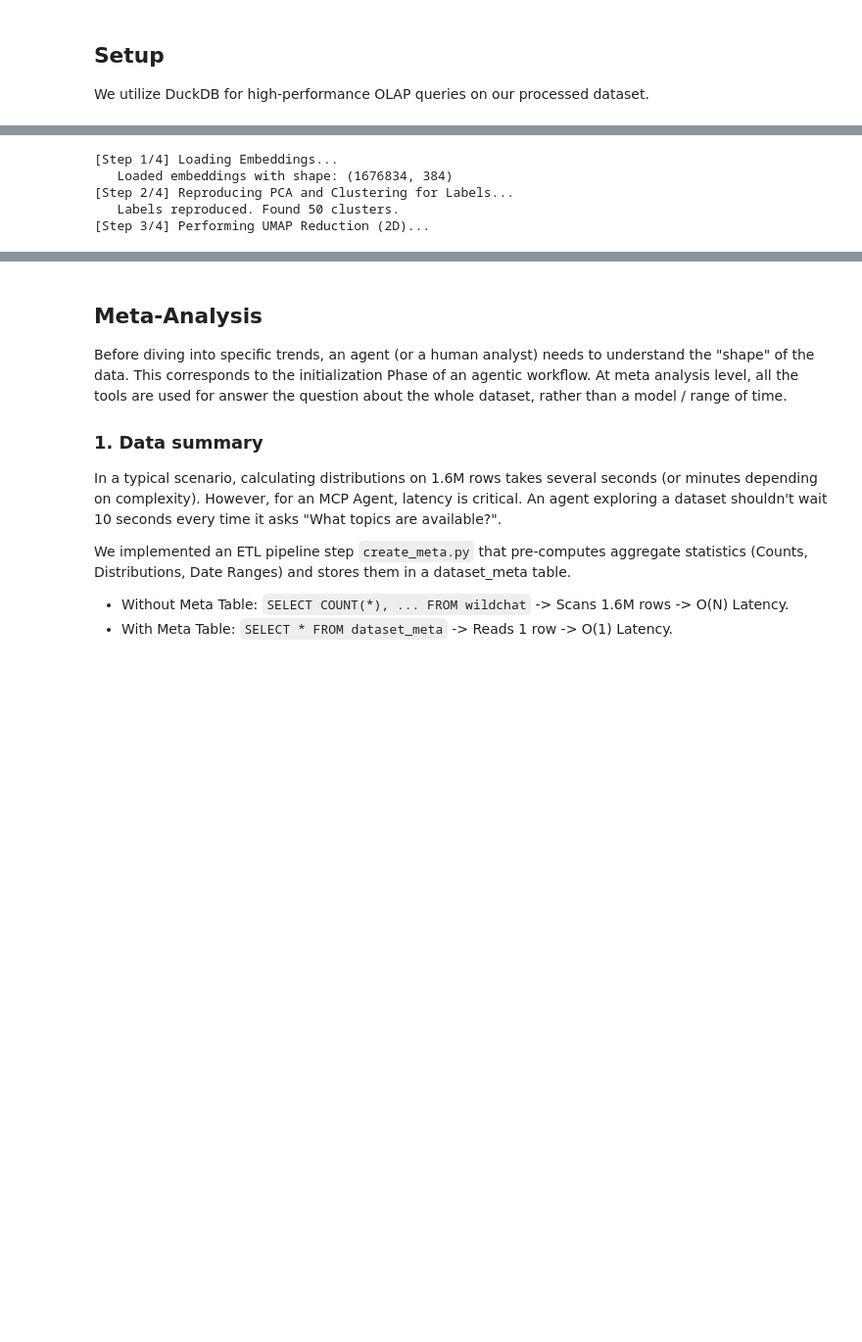
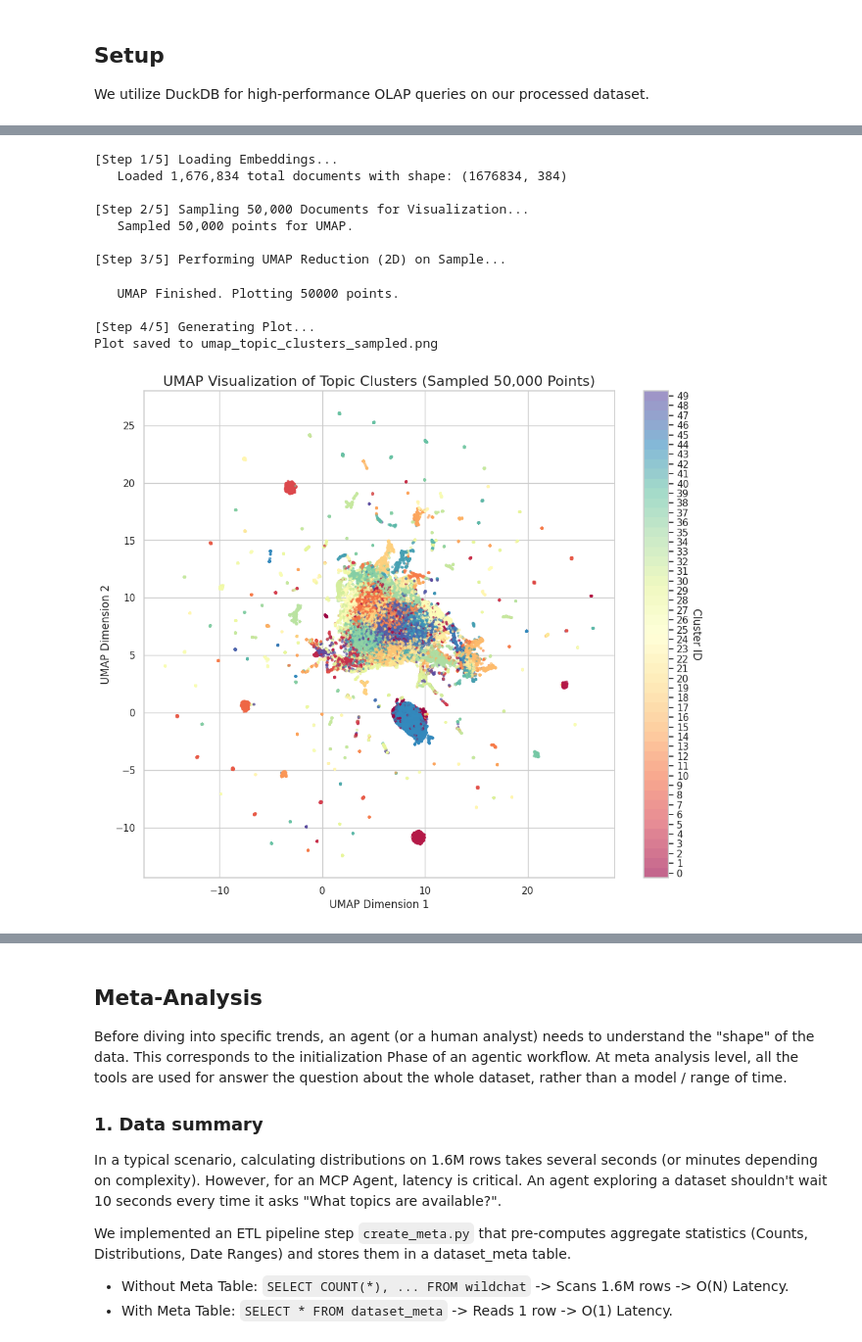
Before and after one commit to minsilu/WildChat-MCP, a Jupyter notebook: insights/wildchat_analysis_mcp.ipynb, the cells around one changed output, grey strips where cells are left out. Shown: that part at 98% size. Saved outputs shown, nothing was run; the diff lists cells and outputs as text; code cells hidden in the pictures; blank space fills up the shorter version.

Commit message:
add umap

```diff
--- a/insights/wildchat_analysis_mcp.ipynb
+++ b/insights/wildchat_analysis_mcp.ipynb
@@ -64,33 +77,48 @@ def get_db_connection():
 import os
 import numpy as np
 import umap
+import pandas as pd # Needed for sampling logic
+import matplotlib.pyplot as plt # Import plotting
 from sklearn.decomposition import PCA
 from sklearn.cluster import MiniBatchKMeans
+from sklearn.utils import shuffle # Used for efficient sampling
 
 # ================= CONFIGURATION (Based on your pipeline) =================
 N_CLUSTERS = 50
 DIMENSIONS = 5
 EMBEDDING_FILE = "/private/m248lu/wildchat_embeddings.npy"
 RANDOM_STATE = 42
+SAMPLE_SIZE = 50000
 # =========================================================================
 
 def visualize_topic_clusters():
     """
-    Loads embeddings, reproduces cluster labels, performs UMAP reduction,
-    and plots the clusters colored by their assigned ID.
+    Loads embeddings, reproduces cluster labels, samples the data,
+    performs UMAP reduction on the sample, and plots the clusters.
     """
     if not os.path.exists(EMBEDDING_FILE):
         print(f"Error: Embedding file not found at {EMBEDDING_FILE}. Please run Step 2 of the pipeline first.")
         return
 
-    print("[Step 1/4] Loading Embeddings...")
+    print("[Step 1/5] Loading Embeddings...")
     embeddings = np.load(EMBEDDING_FILE)
-    print(f"   Loaded embeddings with shape: {embeddings.shape}")
+    n_total = embeddings.shape[0]
+    print(f"   Loaded {n_total:,} total documents with shape: {embeddings.shape}")
 
-    # --- Reproduce PCA and Clustering steps for labels ---
-    print("[Step 2/4] Reproducing PCA and Clustering for Labels...")
+    print(f"\n[Step 2/5] Sampling {SAMPLE_SIZE:,} Documents for Visualization...")
+
+    if n_total > SAMPLE_SIZE:
+        np.random.seed(RANDOM_STATE)
+        sample_indices = np.random.choice(n_total, size=SAMPLE_SIZE, replace=False)
+    else:
+        sample_indices = np.arange(n_total)
+
+    embeddings_sample = embeddings[sample_indices]
+
     pca_model = PCA(n_components=DIMENSIONS, random_state=RANDOM_STATE)
     reduced_embeddings_pca = pca_model.fit_transform(embeddings)
+
+    reduced_embeddings_sample = reduced_embeddings_pca[sample_indices]
 
     cluster_model = MiniBatchKMeans(
         n_clusters=N_CLUSTERS,
@@ -98,51 +126,58 @@ def visualize_topic_clusters():
         random_state=RANDOM_STATE,
         n_init='auto'
     )
-    labels = cluster_model.fit_predict(reduced_embeddings_pca)
-    print(f"   Labels reproduced. Found {N_CLUSTERS} clusters.")
+    all_labels = cluster_model.fit_predict(reduced_embeddings_pca)
+    labels_sample = all_labels[sample_indices]
+    print(f"   Sampled {len(labels_sample):,} points for UMAP.")
 
-    # --- UMAP for 2D Visualization ---
-    print("[Step 3/4] Performing UMAP Reduction (2D)...")
+    print("\n[Step 3/5] Performing UMAP Reduction (2D) on Sample...")
+
+
     umap_model = umap.UMAP(
         n_components=2,
         n_neighbors=15,
         min_dist=0.1,
         metric='cosine',
         random_state=RANDOM_STATE
     )
-    # Use the PCA-reduced embeddings as input for UMAP
-    umap_data = umap_model.fit_transform(reduced_embeddings_pca)
+    umap_data = umap_model.fit_transform(reduced_embeddings_sample)
 
-    # --- Plotting ---
+    print(f"   UMAP Finished. Plotting {umap_data.shape[0]} points.")
 
-    print("[Step 4/4] Generating Plot...")
+    print("\n[Step 4/5] Generating Plot...")
     plt.figure(figsize=(12, 10))
 
     scatter = plt.scatter(
         umap_data[:, 0],
         umap_data[:, 1],
-        c=labels,
+        c=labels_sample,
         cmap='Spectral',
         s=5,
-        alpha=0.5
+        alpha=0.6
     )
 
-    plt.title('UMAP Visualization of Topic Clusters (Colored by Cluster ID)', fontsize=16)
+    plt.title(f'UMAP Visualization of Topic Clusters (Sampled {SAMPLE_SIZE:,} Points)', fontsize=16)
     plt.xlabel('UMAP Dimension 1')
     plt.ylabel('UMAP Dimension 2')
 
     cbar = plt.colorbar(scatter, boundaries=np.arange(N_CLUSTERS+1)-0.5)
     cbar.set_ticks(np.arange(N_CLUSTERS))
     cbar.set_label('Cluster ID', rotation=270, labelpad=15)
-
-    plt.savefig("umap_topic_clusters.png")
-    print("Plot saved to umap_topic_clusters.png")
+    plt.savefig("umap_topic_clusters_sampled.png")
+    print("Plot saved to umap_topic_clusters_sampled.png")
 
 if __name__ == '__main__':
     visualize_topic_clusters()
 # %% [output]
-[Step 1/4] Loading Embeddings...
-   Loaded embeddings with shape: (1676834, 384)
-[Step 2/4] Reproducing PCA and Clustering for Labels...
-   Labels reproduced. Found 50 clusters.
-[Step 3/4] Performing UMAP Reduction (2D)...
+[Step 1/5] Loading Embeddings...
+   Loaded 1,676,834 total documents with shape: (1676834, 384)
+
+[Step 2/5] Sampling 50,000 Documents for Visualization...
+   Sampled 50,000 points for UMAP.
+
+[Step 3/5] Performing UMAP Reduction (2D) on Sample...
+   UMAP Finished. Plotting 50000 points.
+
+[Step 4/5] Generating Plot...
+Plot saved to umap_topic_clusters_sampled.png
+[figure, added]
```
Also changed, not shown: parts of 3 cells of this notebook, 2 other files.
